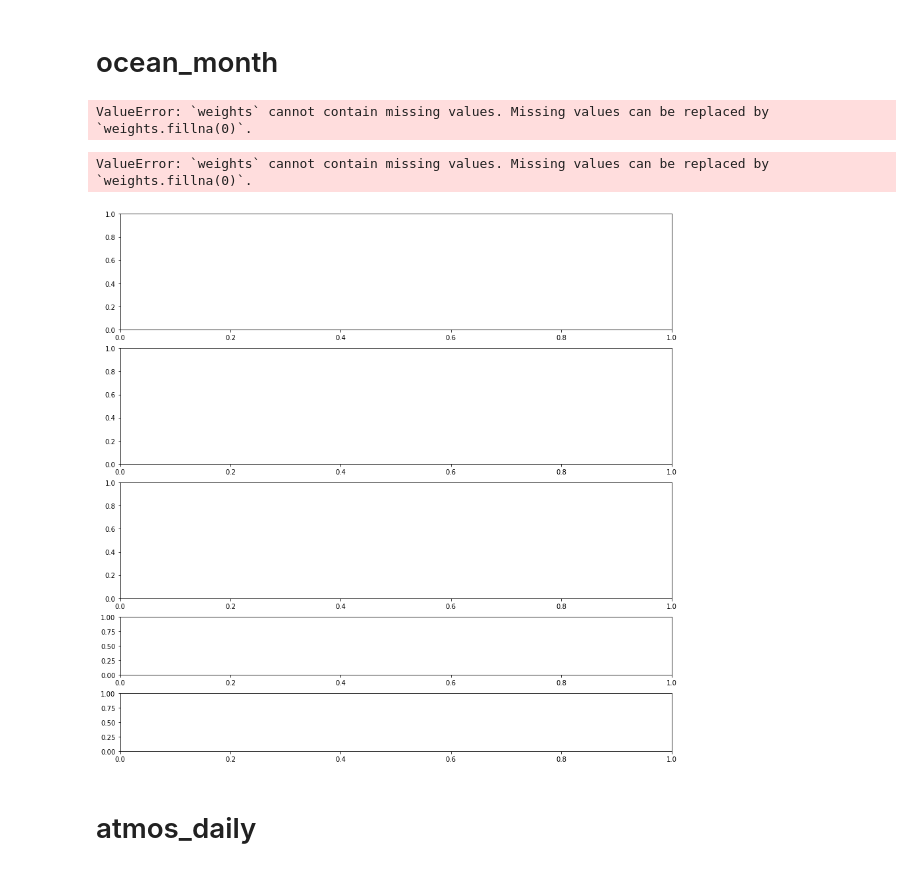
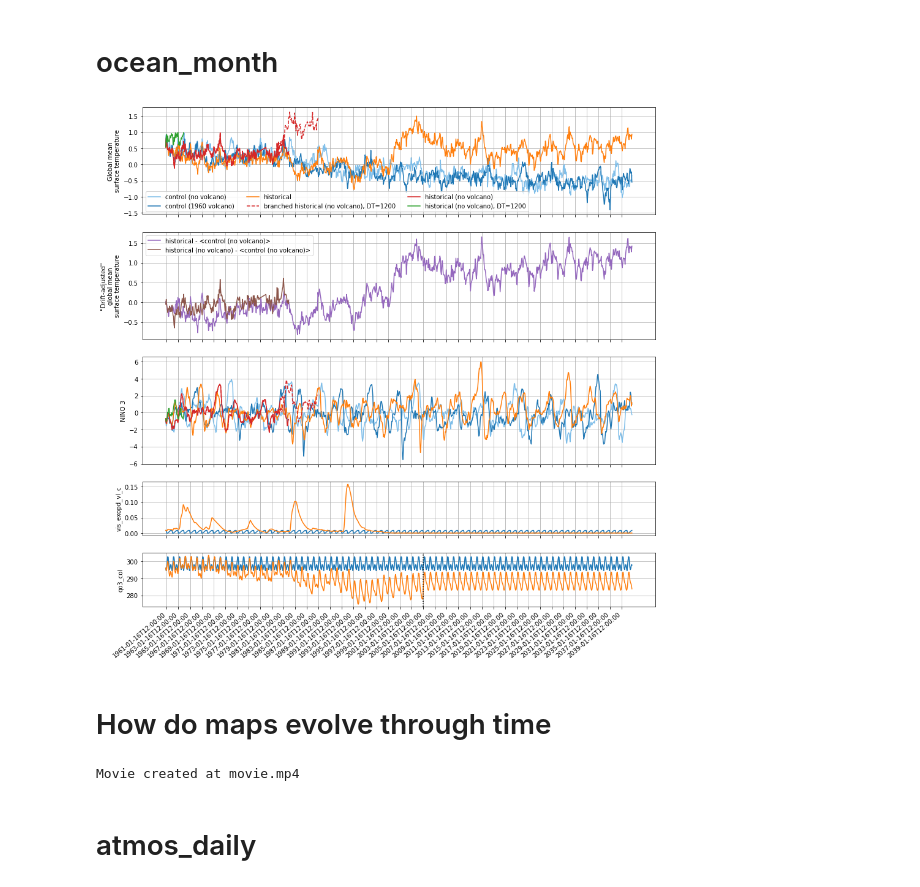
Before and after one commit to dougiesquire/cm-historical, a Jupyter notebook: notebooks/hist_mem001.ipynb, the cells around one changed output. Drawn from its saved outputs; the diff is of its cells as text; code cells hidden in the pictures.

```diff
--- a/notebooks/hist_mem001.ipynb
+++ b/notebooks/hist_mem001.ipynb
@@ -266,8 +267,10 @@ ctrl_nvol_path = '/g/data/xv83/ds0092/CAFE/historical/WIP/c5-d60-pX-ctrl-1960110
 # %%
 hist_ocean_month = xr.open_zarr(hist_path, consolidated=True)
 
-hist_nvol_files = sorted(glob.glob(f'{hist_nvol_path}ocean_month_*.nc'))
-hist_nvol_ocean_month = xr.open_mfdataset(hist_nvol_files)
+hist_nvol_ocean_month_branch_dt1200 = xr.open_mfdataset(hist_nvol_path_branch_dt1200)
+hist_nvol_ocean_month_branch_dt1800 = xr.open_mfdataset(hist_nvol_path_branch_dt1800)
+
+hist_nvol_ocean_month_dt1200 = xr.open_mfdataset(hist_nvol_path_dt1200)
 
 ctrl_ocean_month = xr.open_zarr(ctrl_path, consolidated=True)
 
@@ -304,16 +307,16 @@ clim =  ctrl_nvol_ocean_month['sst'].sel(time=clim_period).groupby('time.month')
 ctrl_sst = ctrl_ocean_month['sst'].groupby('time.month') - clim
 ctrl_nvol_sst = ctrl_nvol_ocean_month['sst'].groupby('time.month') - clim
 hist_sst = hist_ocean_month['sst'].groupby('time.month') - clim
-hist_nvol_sst = hist_nvol_ocean_month['sst'].groupby('time.month') - clim
+hist_nvol_sst_branch_dt1200 = hist_nvol_ocean_month_branch_dt1200['sst'].groupby('time.month') - clim
+hist_nvol_sst_branch_dt1800 = hist_nvol_ocean_month_branch_dt1800['sst'].groupby('time.month') - clim
+hist_nvol_sst_dt1200 = hist_nvol_ocean_month_dt1200['sst'].groupby('time.month') - clim
 
 ctrl_nino3 = nino(ctrl_sst, index='3')
 ctrl_nvol_nino3 = nino(ctrl_nvol_sst, index='3')
 hist_nino3 = nino(hist_sst, index='3')
-hist_nvol_nino3 = nino(hist_nvol_sst, index='3')
+hist_nvol_nino3_branch_dt1200 = nino(hist_nvol_sst_branch_dt1200, index='3')
+hist_nvol_nino3_branch_dt1800 = nino(hist_nvol_sst_branch_dt1800, index='3')
+hist_nvol_nino3_dt1200 = nino(hist_nvol_sst_dt1200, index='3')
-# %%
-ctrl_atmos_month_nvol_gbl_anom.plot()
-# %% [output]
-ValueError: `weights` cannot contain missing values. Missing values can be replaced by `weights.fillna(0)`.
 # %%
 from matplotlib.ticker import FormatStrFormatter
 
@@ -327,10 +330,15 @@ ax0.plot([np.datetime64(t.strftime()) for t in ctrl_atmos_month_gbl_anom.time.va
          ctrl_atmos_month_gbl_anom, label='control (1960 volcano)', color='C0', linestyle='-')
 ax0.plot([np.datetime64(t.strftime()) for t in hist_atmos_month_gbl_anom.time.values],
          hist_atmos_month_gbl_anom, label='historical', color='C1')
-ax0.plot([np.datetime64(t.strftime()) for t in hist_atmos_month_nvol_gbl_anom.time.values],
-         hist_atmos_month_nvol_gbl_anom, label='historical (no volcano)', color='C3')
+ax0.plot([np.datetime64(t.strftime()) for t in hist_atmos_month_nvol_gbl_anom_branch_dt1200.time.values],
+         hist_atmos_month_nvol_gbl_anom_branch_dt1200, label='branched historical (no volcano), DT=1200', color='C3', linestyle='--')
+ax0.plot([np.datetime64(t.strftime()) for t in hist_atmos_month_nvol_gbl_anom_branch_dt1800.time.values],
+         hist_atmos_month_nvol_gbl_anom_branch_dt1800, label='historical (no volcano)', color='C3', linestyle='-')
+ax0.plot([np.datetime64(t.strftime()) for t in hist_atmos_month_nvol_gbl_anom_dt1200.time.values],
+         hist_atmos_month_nvol_gbl_anom_dt1200, label='historical (no volcano), DT=1200', color='C2', linestyle='-')
 
-ax0.legend()
+
+ax0.legend(ncol=3)
 ax0.set_ylabel(f'Global mean\n{variable_long_name}');
 ax0.grid()
 xticks = [np.datetime64(t.strftime()) for t in ctrl_atmos_month_nvol_gbl_anom.time.values[2::24]]
@@ -342,10 +350,10 @@ ctrl_atmos_month_nvol_gbl_anom_smooth = ctrl_atmos_month_nvol_gbl_anom.rolling(t
 ctrl_atmos_month_gbl_anom_smooth = ctrl_atmos_month_gbl_anom.rolling(time=72, min_periods=1).mean('time')
 ax1.plot([np.datetime64(t.strftime()) for t in (hist_atmos_month_gbl_anom-ctrl_atmos_month_nvol_gbl_anom_smooth).time.values],
          hist_atmos_month_gbl_anom-ctrl_atmos_month_nvol_gbl_anom_smooth,
-         label='historical - <control (no volcano)>', color='C2')
-ax1.plot([np.datetime64(t.strftime()) for t in (hist_atmos_month_nvol_gbl_anom-ctrl_atmos_month_nvol_gbl_anom_smooth).time.values],
-         hist_atmos_month_nvol_gbl_anom-ctrl_atmos_month_nvol_gbl_anom_smooth,
-         label='historical (no volcano) - <control (no volcano)>', color='C4')
+         label='historical - <control (no volcano)>', color='C4')
+ax1.plot([np.datetime64(t.strftime()) for t in (hist_atmos_month_nvol_gbl_anom_branch_dt1800-ctrl_atmos_month_nvol_gbl_anom_smooth).time.values],
+         hist_atmos_month_nvol_gbl_anom_branch_dt1800-ctrl_atmos_month_nvol_gbl_anom_smooth,
+         label='historical (no volcano) - <control (no volcano)>', color='C5')
 ax1.legend()
 ax1.set_ylabel(f'"Drift-adjusted"\nglobal mean\n{variable_long_name}');
 ax1.grid()
@@ -359,8 +367,12 @@ ax2.plot([np.datetime64(t.strftime()) for t in ctrl_nino3.time.values],
          ctrl_nino3, label='control (1960 volcano)', color='C0', linestyle='-')
 ax2.plot([np.datetime64(t.strftime()) for t in hist_nino3.time.values],
          hist_nino3, label='historical', color='C1')
-ax2.plot([np.datetime64(t.strftime()) for t in hist_nvol_nino3.time.values],
-         hist_nvol_nino3, label='historical (no volcano)', color='C3')
+ax2.plot([np.datetime64(t.strftime()) for t in hist_nvol_nino3_branch_dt1200.time.values],
+         hist_nvol_nino3_branch_dt1200, label='branched historical (no volcano), DT=1200', color='C3', linestyle='--')
+ax2.plot([np.datetime64(t.strftime()) for t in hist_nvol_nino3_branch_dt1800.time.values],
+         hist_nvol_nino3_branch_dt1800, label='historical (no volcano)', color='C3', linestyle='-')
+ax2.plot([np.datetime64(t.strftime()) for t in hist_nvol_nino3_dt1200.time.values],
+         hist_nvol_nino3_dt1200, label='historical (no volcano), DT=1200', color='C2', linestyle='-')
 # ax2.plot([np.datetime64(t.strftime()) for t in hist_nino34.time.values],
 #          hist_nino34, label='historical Nino 3.4', color='C4')
 # ax2.plot([np.datetime64(t.strftime()) for t in hist_nino4.time.values],
@@ -379,32 +391,33 @@ ax3.plot([np.datetime64(t.strftime()) for t in ctrl_gbl_vol_forcing.time.values]
          ctrl_gbl_vol_forcing,
          color='C0', label='control (1960 volcano)')
 ax3.plot([np.datetime64(t.strftime()) for t in hist_gbl_vol_forcing.time.values],
          hist_gbl_vol_forcing,
          color='C1',label='historical')
 # ax3.legend()
 ax3.grid()
 ax3.set_xticks(xticks)
 ax3.set_xticklabels([]);
 ax3.set_ylabel('vis_exopd_vl_c');
 ax3.set_xlim(xlims);
 
 # ctrl_nvol_gbl_qo3_forcing.plot(ax=ax1, color=lighten('C0'))
 ax4.plot([np.datetime64(t.strftime()) for t in ctrl_nvol_gbl_qo3_forcing.time.values],
          ctrl_nvol_gbl_qo3_forcing, color=lighten('C0'), label='control (no volcano)')
 ax4.plot([np.datetime64(t.strftime()) for t in ctrl_gbl_qo3_forcing.time.values],
          ctrl_gbl_qo3_forcing, color='C0', label='control (1960 volcano)')
 ax4.plot([np.datetime64(t.strftime()) for t in hist_gbl_qo3_forcing.time.values],
          hist_gbl_qo3_forcing, color='C1',label='historical')
 
 ylims = ax4.get_ylim()
 ax4.plot([np.datetime64('2005-01-01'), np.datetime64('2005-01-01')],
          ylims, 'k:')
 ax4.grid()
 ax4.set_ylim(ylims)
 ax4.set_xticks(xticks)
 ax4.set_xticklabels(xticks, rotation=40, ha='right');
 ax4.set_ylabel('qo3_col');
 ax4.set_xlim(xlims);
 # %% [output]
-ValueError: `weights` cannot contain missing values. Missing values can be replaced by `weights.fillna(0)`.
-[figure, old version]
+[figure, new version]
+# %% [markdown]
+# How do maps evolve through time
@@ -411,3 +478,18 @@ ValueError: `weights` cannot contain missing values. Missing values can be repla
+# %%
+plt.rcParams['animation.ffmpeg_path'] = '/g/data/v14/ds0092/software/miniconda3/envs/pangeo-xmovie/bin/ffmpeg'
+
+period = slice('1980','1981')
+a = hist_nvol_atmos_month_branch_dt1200['t_surf'].sel(time=period).compute().rename('a')
+b = hist_nvol_atmos_month_branch_dt1800['t_surf'].sel(time=period).compute().rename('b')
+
+mov_custom = Movie(
+    xr.merge([a,b]), plot_maps,
+    pixelwidth=2*1920,
+    pixelheight=2/3*1080,
+    input_check=False, dpi=400)
+mov_custom.save('movie.mp4', overwrite_existing=True, framerate=2)
+# %% [output]
+Movie created at movie.mp4
 # %% [markdown]
 # atmos_daily
 # %%
```
Also changed, not shown: parts of 18 cells of this notebook, 1 other file.
